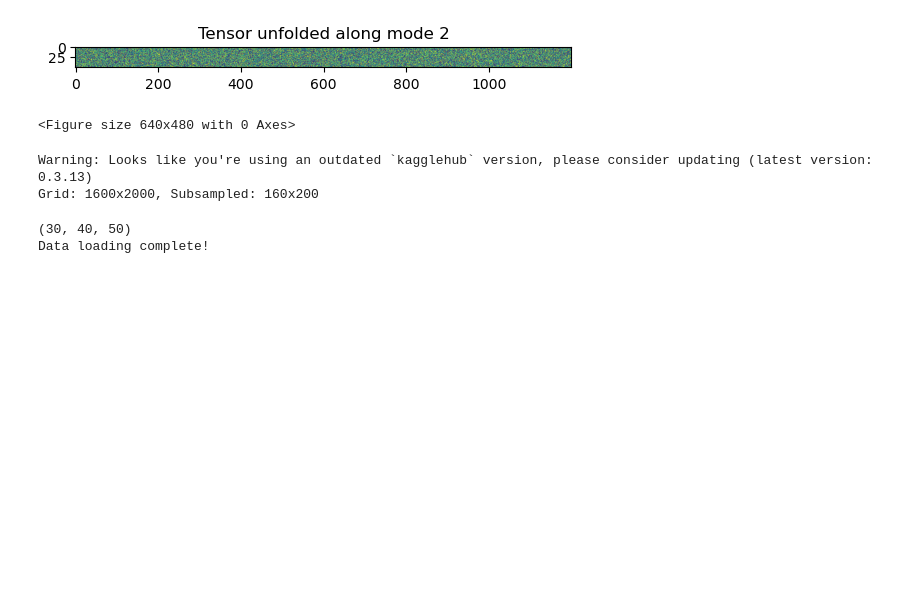
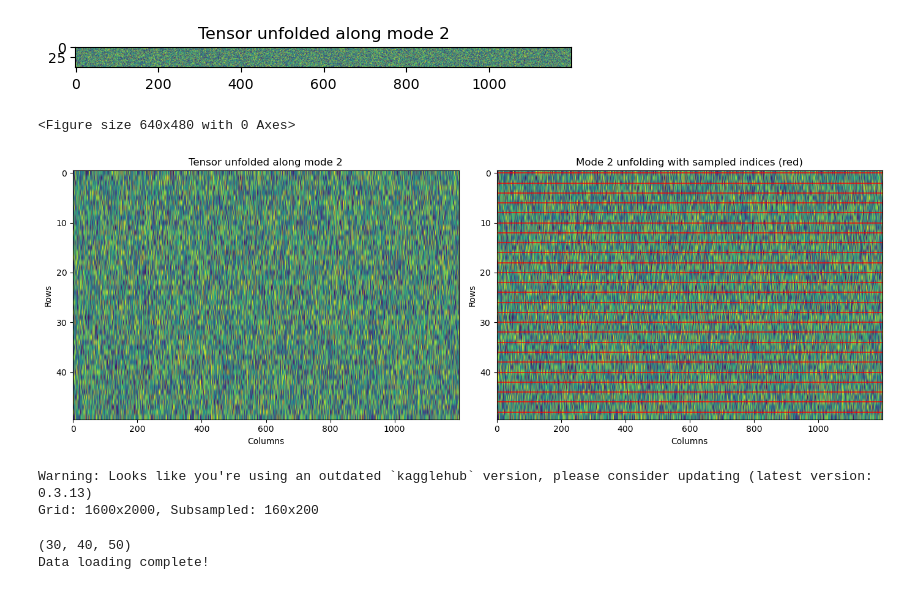
Before and after one commit to Isi2000/LOW-COST-HOSVD, a Jupyter notebook: soledad.ipynb, the cells around one changed output. Drawn from its saved outputs; the diff is of its cells as text; code cells hidden in the pictures; blank space fills up the shorter version.

Commit message:
versione piu' o meno decente di full_explanation

```diff
--- a/soledad.ipynb
+++ b/soledad.ipynb
@@ -21,6 +24,42 @@ for i in range(tensor.ndim):
 [figure]
 [figure]
 <Figure size 640x480 with 0 Axes>
+# %%
+import numpy as np
+import matplotlib.pyplot as plt
+import tensorly as tl
+
+path_figs = "./FULL_EXPLANATION"
+tensor = np.random.rand(30, 40, 50)
+
+# Subsample every second point in the last dimension (dimension 2)
+sampled_indices = np.arange(0, tensor.shape[2], 2)  # [0, 2, 4, ..., 48]
+
+# Create subplots: 1 row x 2 columns
+fig, axes = plt.subplots(1, 2, figsize=(14, 5))
+
+# Mode 2 unfolding
+unfolded = tl.unfold(tensor=tensor, mode=2)
+
+# Left: regular unfolding
+axes[0].set_title(f"Tensor unfolded along mode 2")
+axes[0].imshow(unfolded, aspect='auto')
+axes[0].set_xlabel('Columns')
+axes[0].set_ylabel('Rows')
+
+# Right: unfolding with horizontal red lines
+axes[1].set_title(f"Mode 2 unfolding with sampled indices (red)")
+axes[1].imshow(unfolded, aspect='auto')
+for idx in sampled_indices:
+    axes[1].axhline(y=idx, color='red', linewidth=1.5, alpha=0.7)
+axes[1].set_xlabel('Columns')
+axes[1].set_ylabel('Rows')
+
+plt.tight_layout()
+plt.savefig(f'{path_figs}/mode2_unfolding_comparison.png', dpi=150, bbox_inches='tight')
+plt.show()
+# %% [output]
+[figure, added]
 # %%
 reynolds_numbers = [8000]
 paths = [f"sharmapushan/hydrogen-jet-{re}" for re in reynolds_numbers]
```
Also changed, not shown: parts of 4 cells of this notebook, 10 other files.
